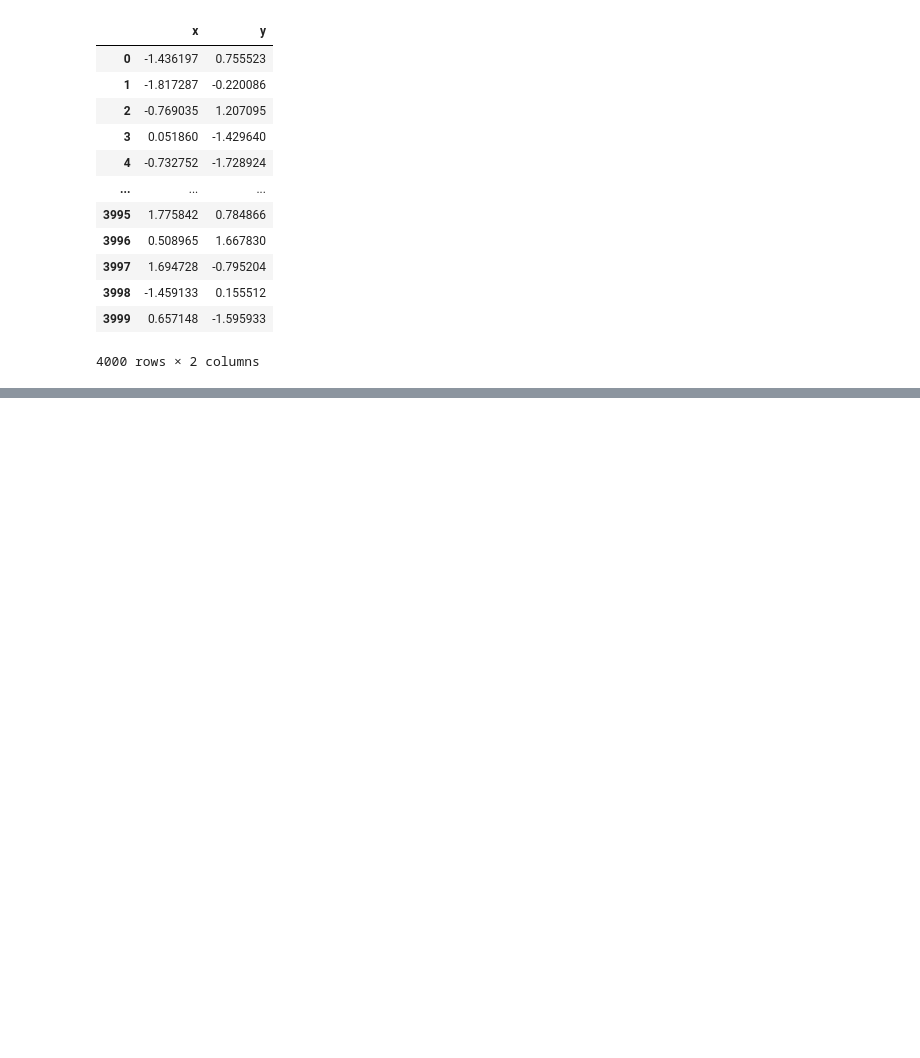
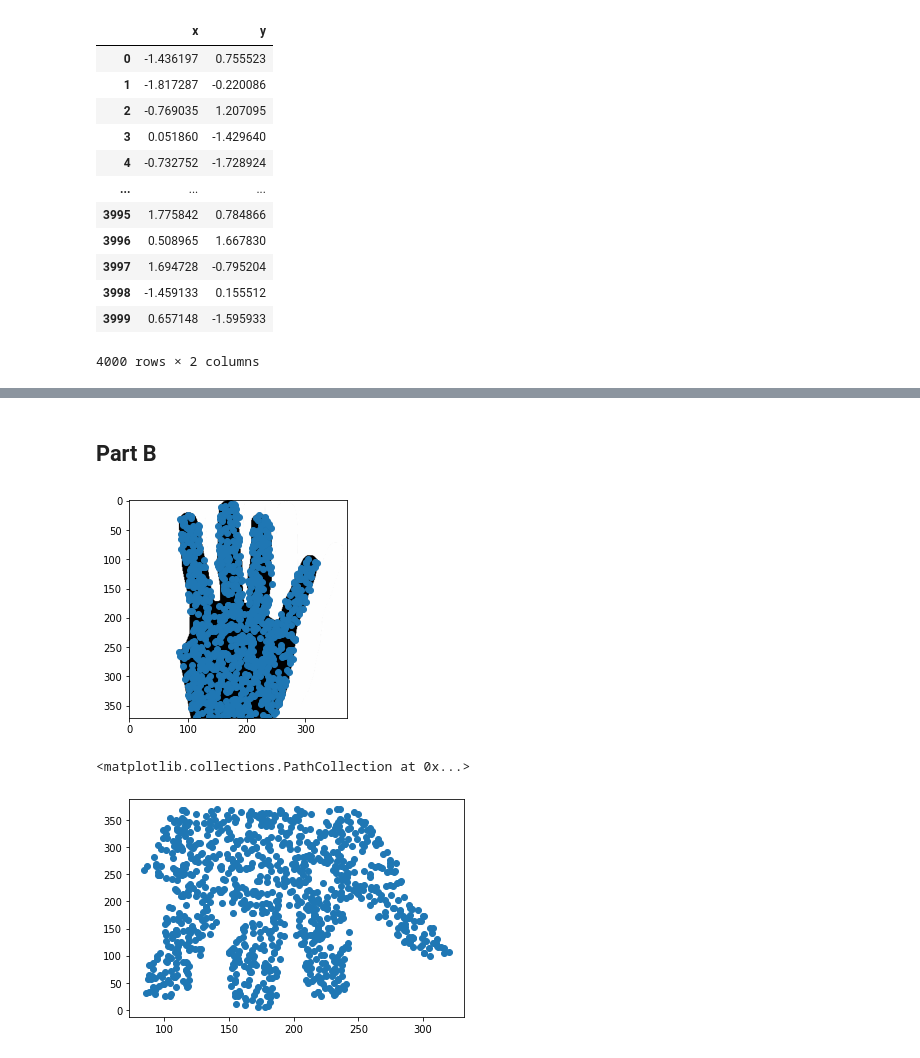
Before and after one commit to Israel0545488592/NeuralComputing2, a Jupyter notebook: Main_program .ipynb, the cells around one changed output, grey strips where cells are left out. Drawn from its saved outputs; the diff is of its cells as text; code cells hidden in the pictures; blank space fills up the shorter version.

Commit message:
added support for hands

```diff
--- a/Main_program .ipynb
+++ b/Main_program .ipynb
@@ -140 +141,14 @@ iteration: 24000
 iteration: 28000
+# %% [markdown]
+## Part B
+# %%
+dataB = genData.create_B(size=1000,seed=seed,img="hand1.png")
+img = cv2.imread("hand1.png",cv2.IMREAD_GRAYSCALE)
+plt.imshow(img,cmap="gray")
+plt.scatter(dataB[:,0],dataB[:,1])
+plt.show()
+plt.scatter(dataB[:,0],dataB[:,1])
+# %% [output]
+[figure, added]
+<matplotlib.collections.PathCollection at 0x...>
+[figure, added]
```
Also changed, not shown: parts of 5 cells of this notebook, 3 other files.
